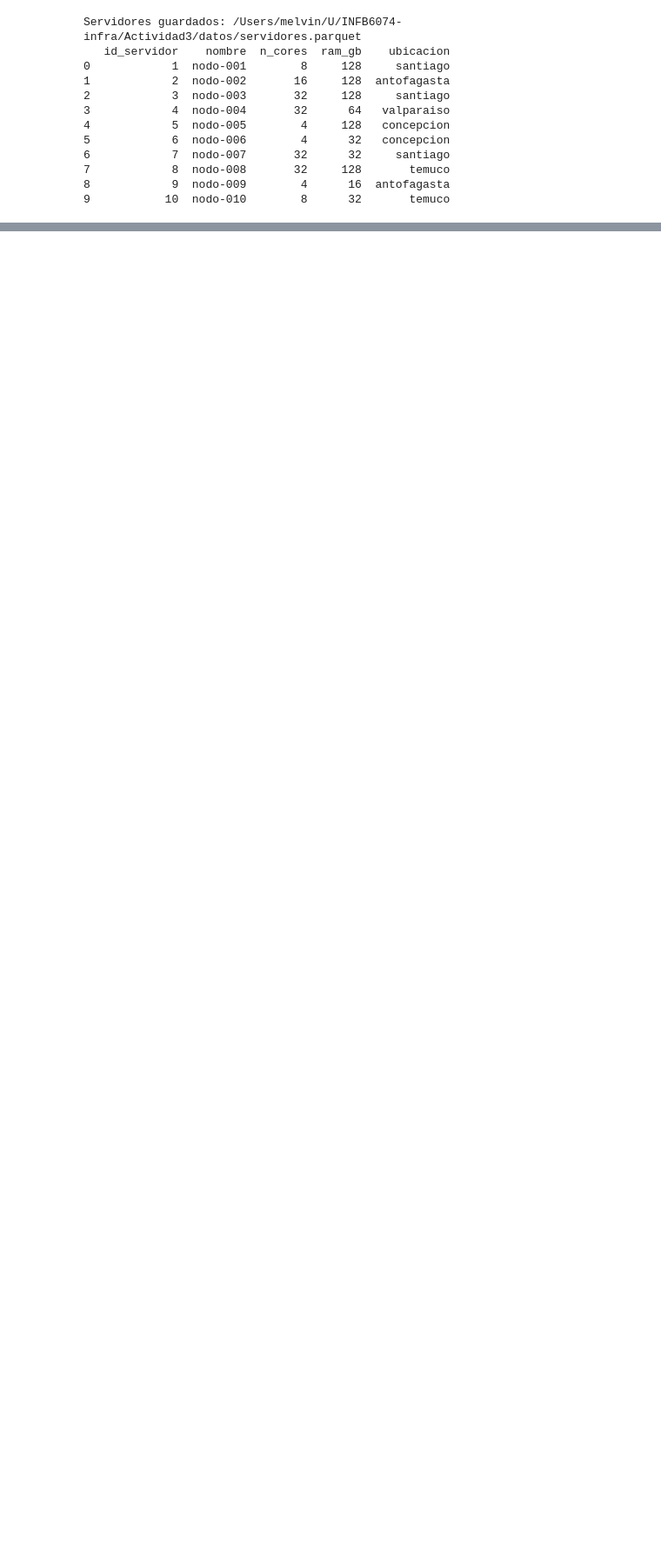
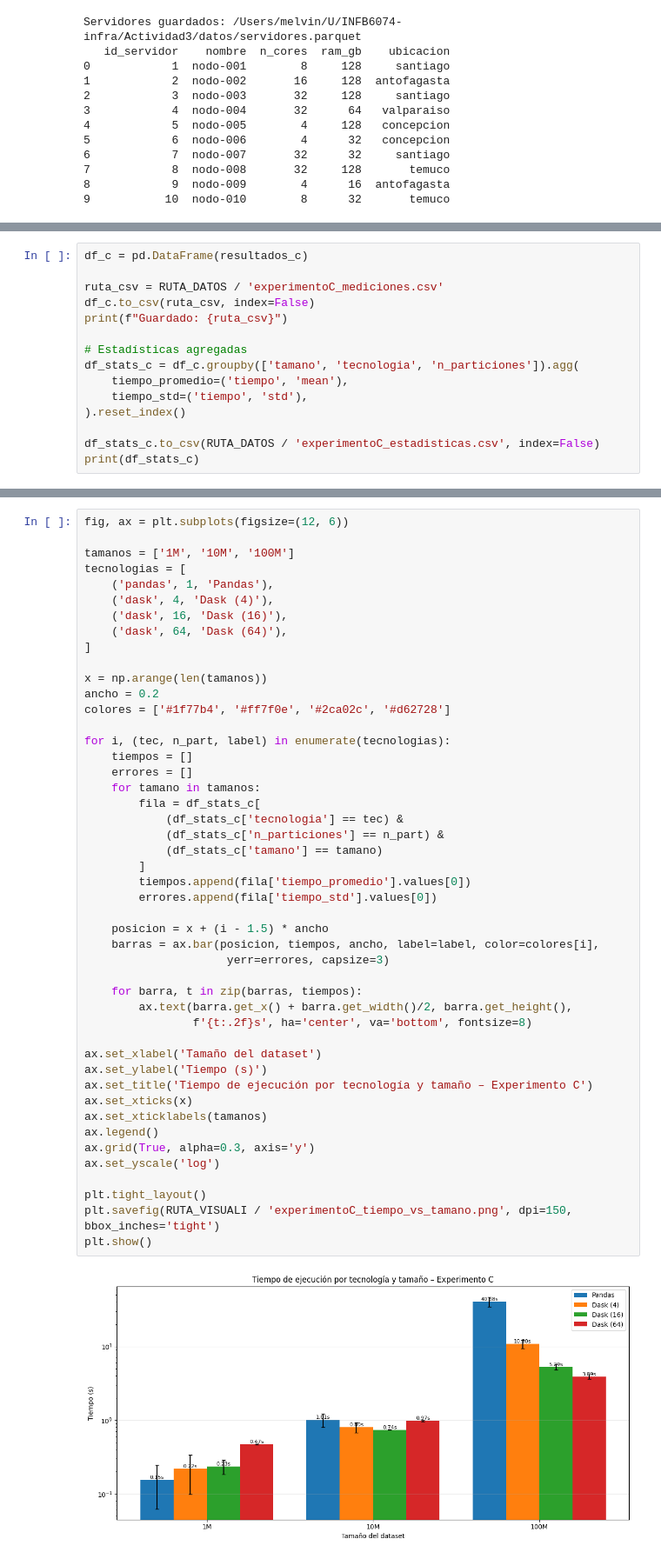
Before and after one commit to Cristian-Vergara/INFB6074-infra, a Jupyter notebook: Actividad3/experimentos/experimento_C.ipynb, the cells around one changed output, grey strips where cells are left out. Shown at 87% size. Drawn from its saved outputs; the diff is of its cells as text; blank space fills up the shorter version.

Commit message:
experimento c

```diff
--- a/Actividad3/experimentos/experimento_C.ipynb
+++ b/Actividad3/experimentos/experimento_C.ipynb
@@ -216,0 +383,15 @@ Filas resultado: 35
+# %%
+df_c = pd.DataFrame(resultados_c)
+
+ruta_csv = RUTA_DATOS / 'experimentoC_mediciones.csv'
+df_c.to_csv(ruta_csv, index=False)
+print(f"Guardado: {ruta_csv}")
+
+# Estadísticas agregadas
+df_stats_c = df_c.groupby(['tamano', 'tecnologia', 'n_particiones']).agg(
+    tiempo_promedio=('tiempo', 'mean'),
+    tiempo_std=('tiempo', 'std'),
+).reset_index()
+
+df_stats_c.to_csv(RUTA_DATOS / 'experimentoC_estadisticas.csv', index=False)
+print(df_stats_c)
@@ -216,0 +425,49 @@ Filas resultado: 35
+# %%
+fig, ax = plt.subplots(figsize=(12, 6))
+
+tamanos = ['1M', '10M', '100M']
+tecnologias = [
+    ('pandas', 1, 'Pandas'),
+    ('dask', 4, 'Dask (4)'),
+    ('dask', 16, 'Dask (16)'),
+    ('dask', 64, 'Dask (64)'),
+]
+
+x = np.arange(len(tamanos))
+ancho = 0.2
+colores = ['#1f77b4', '#ff7f0e', '#2ca02c', '#d62728']
+
+for i, (tec, n_part, label) in enumerate(tecnologias):
+    tiempos = []
+    errores = []
+    for tamano in tamanos:
+        fila = df_stats_c[
+            (df_stats_c['tecnologia'] == tec) &
+            (df_stats_c['n_particiones'] == n_part) &
+            (df_stats_c['tamano'] == tamano)
+        ]
+        tiempos.append(fila['tiempo_promedio'].values[0])
+        errores.append(fila['tiempo_std'].values[0])
+
+    posicion = x + (i - 1.5) * ancho
+    barras = ax.bar(posicion, tiempos, ancho, label=label, color=colores[i],
+                     yerr=errores, capsize=3)
+
+    for barra, t in zip(barras, tiempos):
+        ax.text(barra.get_x() + barra.get_width()/2, barra.get_height(),
+                f'{t:.2f}s', ha='center', va='bottom', fontsize=8)
+
+ax.set_xlabel('Tamaño del dataset')
+ax.set_ylabel('Tiempo (s)')
+ax.set_title('Tiempo de ejecución por tecnología y tamaño – Experimento C')
+ax.set_xticks(x)
+ax.set_xticklabels(tamanos)
+ax.legend()
+ax.grid(True, alpha=0.3, axis='y')
+ax.set_yscale('log')
+
+plt.tight_layout()
+plt.savefig(RUTA_VISUALI / 'experimentoC_tiempo_vs_tamano.png', dpi=150, bbox_inches='tight')
+plt.show()
+# %% [output]
+[figure, added]
```
Also changed, not shown: parts of 27 cells of this notebook, 7 other files.
